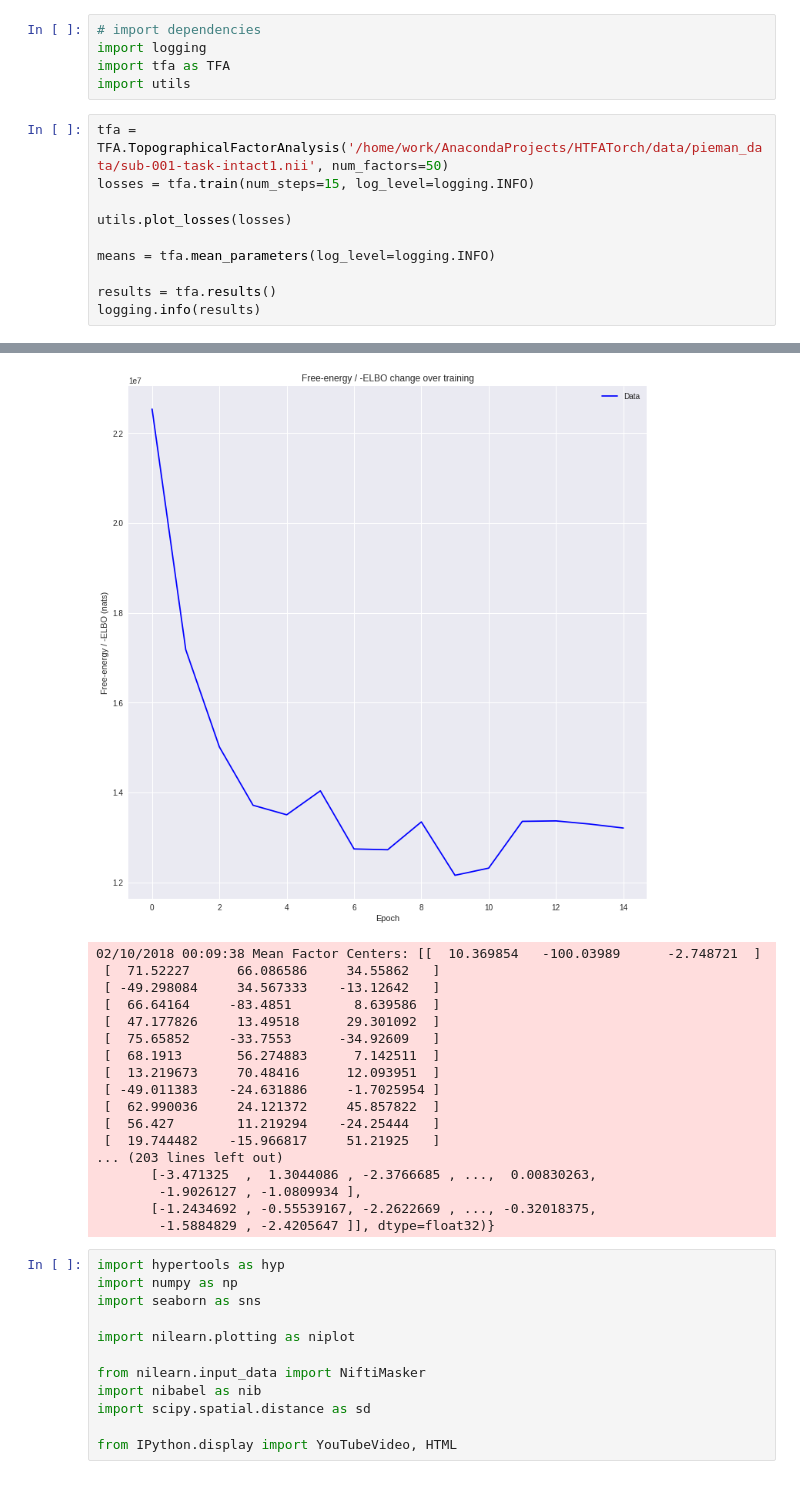
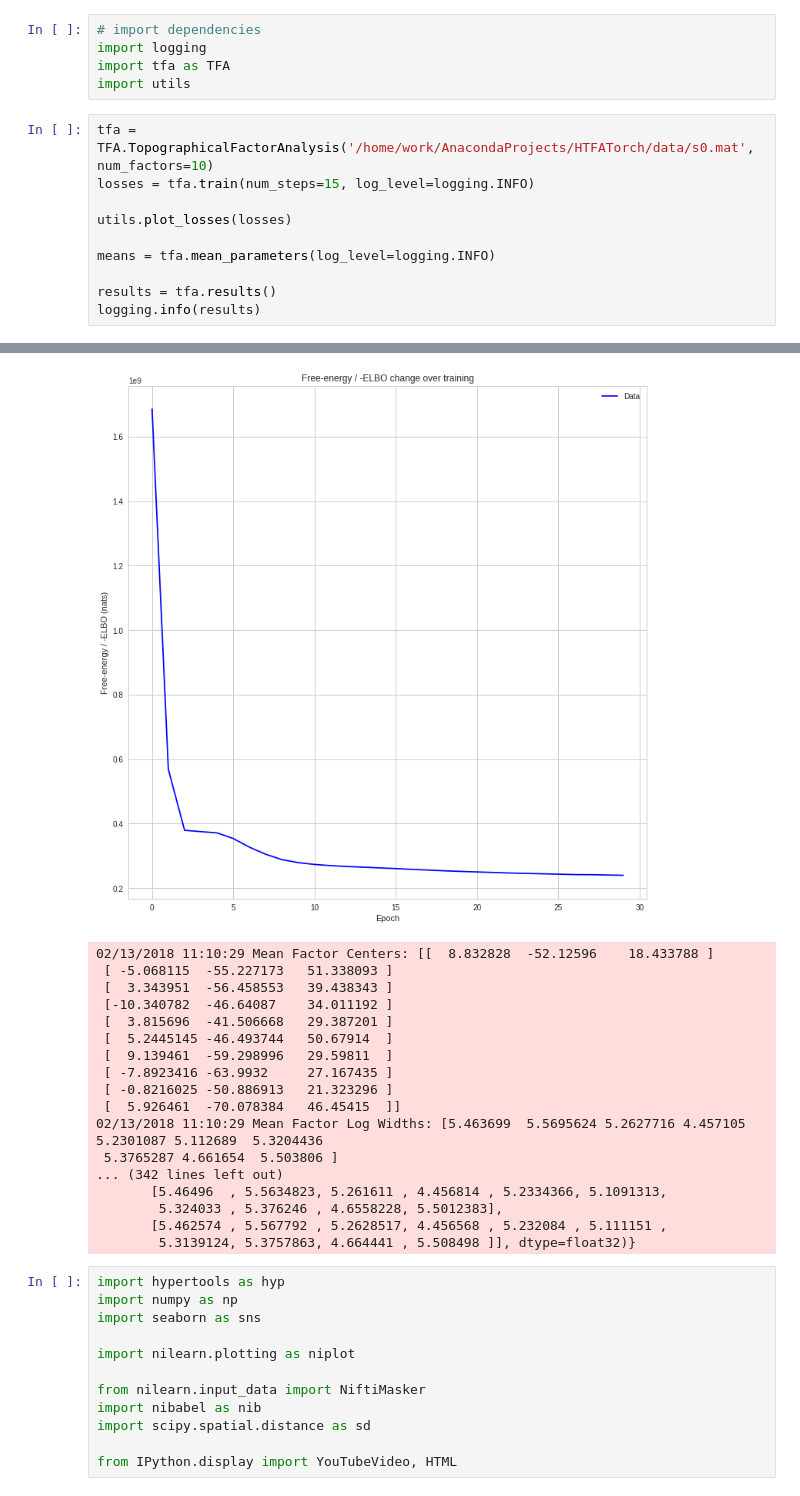
Before and after one commit to neu-pml/HTFATorch, a Jupyter notebook: notebooks/example_tfa.ipynb, the cells around one changed output, grey strips where cells are left out. Cells and saved outputs as stored; diff of their text form.

Commit message:
notebooks/example_tfa: use test data and allow default options in notebook
Signed-off-by: Eli Sennesh <e.sennesh@northeastern.edu>

```diff
--- a/notebooks/example_tfa.ipynb
+++ b/notebooks/example_tfa.ipynb
@@ -8,7 +8,7 @@ import logging
 import tfa as TFA
 import utils
 # %%
-tfa = TFA.TopographicalFactorAnalysis('/home/work/AnacondaProjects/HTFATorch/data/pieman_data/sub-001-task-intact1.nii', num_factors=50)
+tfa = TFA.TopographicalFactorAnalysis('/home/work/AnacondaProjects/HTFATorch/data/s0.mat', num_factors=10)
 losses = tfa.train(num_steps=15, log_level=logging.INFO)
 
 utils.plot_losses(losses)
@@ -36,21 +38,21 @@ logging.info(results)
-[figure, old version]
+[figure, new version]
-02/10/2018 00:09:38 Mean Factor Centers: [[  10.369854   -100.03989      -2.748721  ]
- [  71.52227      66.086586     34.55862   ]
- [ -49.298084     34.567333    -13.12642   ]
- [  66.64164     -83.4851        8.639586  ]
- [  47.177826     13.49518      29.301092  ]
- [  75.65852     -33.7553      -34.92609   ]
- [  68.1913       56.274883      7.142511  ]
- [  13.219673     70.48416      12.093951  ]
- [ -49.011383    -24.631886     -1.7025954 ]
- [  62.990036     24.121372     45.857822  ]
- [  56.427        11.219294    -24.25444   ]
- [  19.744482    -15.966817     51.21925   ]
-... (203 lines left out)
-       [-3.471325  ,  1.3044086 , -2.3766685 , ...,  0.00830263,
-        -1.9026127 , -1.0809934 ],
-       [-1.2434692 , -0.55539167, -2.2622669 , ..., -0.32018375,
-        -1.5884829 , -2.4205647 ]], dtype=float32)}
+02/13/2018 11:10:29 Mean Factor Centers: [[  8.832828  -52.12596    18.433788 ]
+ [ -5.068115  -55.227173   51.338093 ]
+ [  3.343951  -56.458553   39.438343 ]
+ [-10.340782  -46.64087    34.011192 ]
+ [  3.815696  -41.506668   29.387201 ]
+ [  5.2445145 -46.493744   50.67914  ]
+ [  9.139461  -59.298996   29.59811  ]
+ [ -7.8923416 -63.9932     27.167435 ]
+ [ -0.8216025 -50.886913   21.323296 ]
+ [  5.926461  -70.078384   46.45415  ]]
+02/13/2018 11:10:29 Mean Factor Log Widths: [5.463699  5.5695624 5.2627716 4.457105  5.2301087 5.112689  5.3204436
+ 5.3765287 4.661654  5.503806 ]
+... (342 lines left out)
+       [5.46496  , 5.5634823, 5.261611 , 4.456814 , 5.2334366, 5.1091313,
+        5.324033 , 5.376246 , 4.6558228, 5.5012383],
+       [5.462574 , 5.567792 , 5.2628517, 4.456568 , 5.232084 , 5.111151 ,
+        5.3139124, 5.3757863, 4.664441 , 5.508498 ]], dtype=float32)}
 # %%
 import hypertools as hyp
 import numpy as np
```
Also changed, not shown: parts of 2 cells of this notebook.
